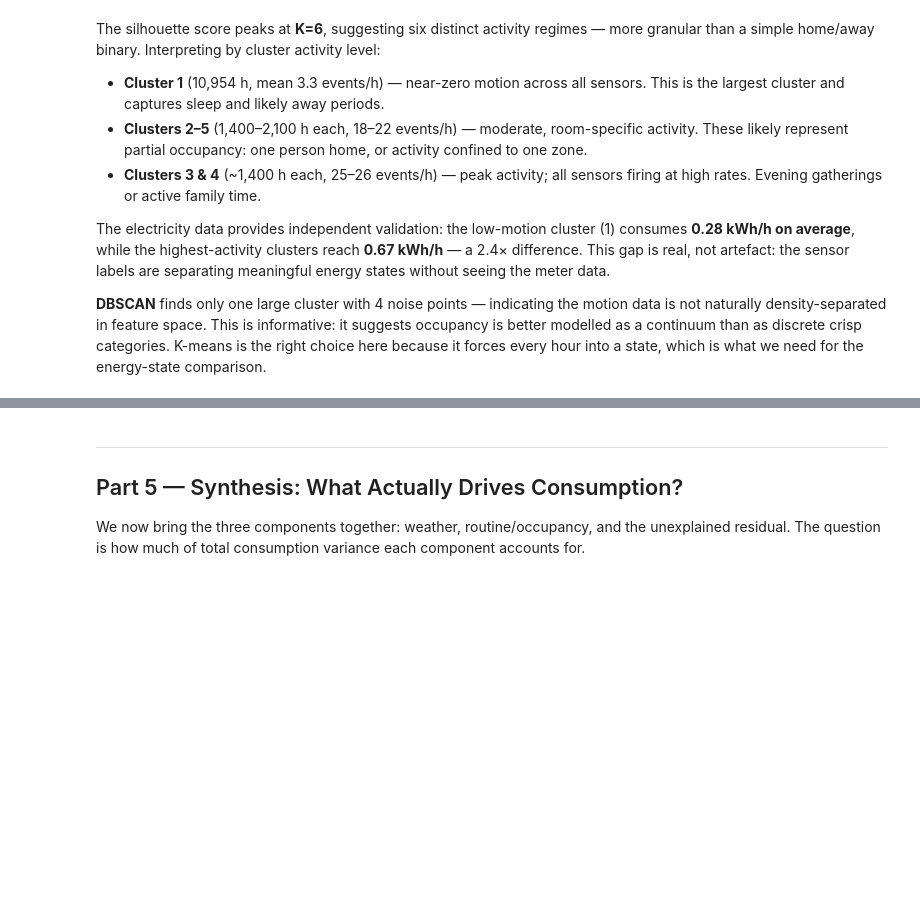
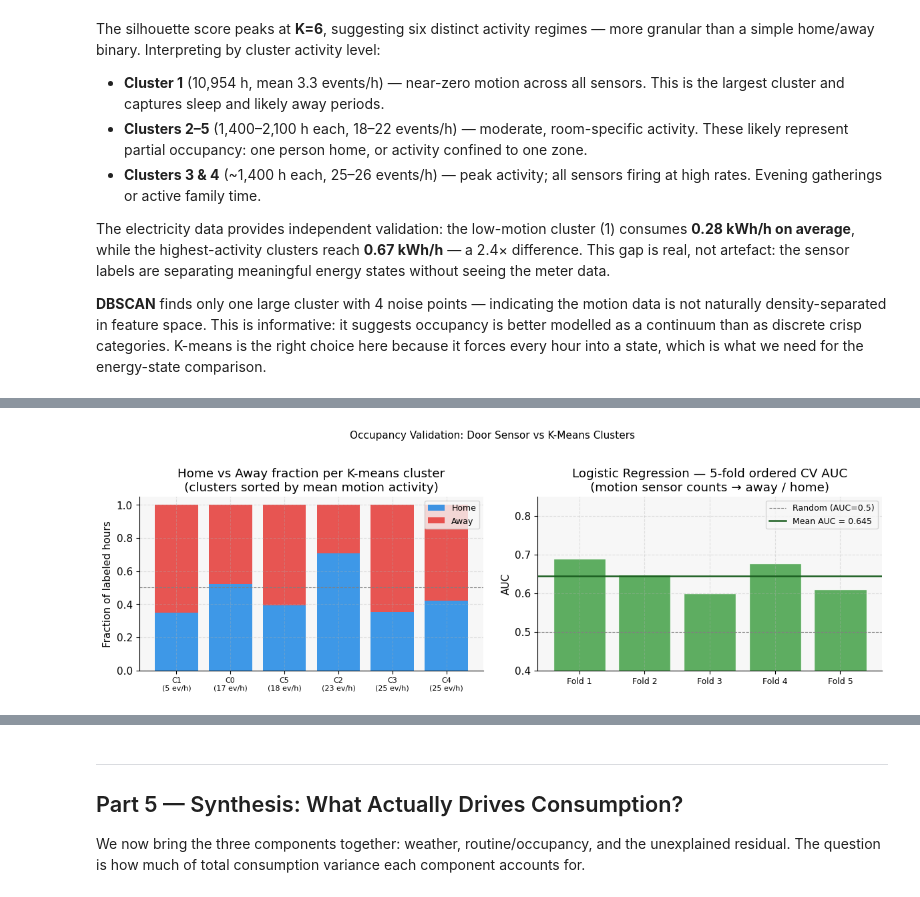
Before and after one commit to SnoozeJournalZzz/SmartHomeEnergyAnalysis, a Jupyter notebook: report_energy_analysis.ipynb, the cells around one changed output, grey strips where cells are left out. Cells and saved outputs as stored; diff of their text form; code cells hidden in the pictures; blank space fills up the shorter version.

```diff
--- a/report_energy_analysis.ipynb
+++ b/report_energy_analysis.ipynb
@@ -782,0 +859,81 @@ The electricity data provides independent validation: the low-motion cluster (1)
+# %%
+# ── Merge door labels onto sensor_counts ────────────────────────────────
+# After reindex() in Part 4, sensor_counts.index.name is None.
+# We merge on the index directly to avoid relying on the name.
+sc = sensor_counts.copy()
+sc.index.name = 'hour_bin'          # restore the name lost by reindex()
+sc_reset = sc.reset_index()[['hour_bin', 'bathroom', 'blue_room',
+                              'kitchen', 'stairs', 'living_room',
+                              'total', 'cluster_km']]
+
+merged = sc_reset.merge(labels_df, on='hour_bin', how='inner')
+print(f'Labeled hours: {len(merged)}  '
+      f"(away={(merged['label']==0).sum()}, home={(merged['label']==1).sum()})")
+
+# ── A: K-means cluster alignment ─────────────────────────────────────────
+SENSORS = ['bathroom', 'blue_room', 'kitchen', 'stairs', 'living_room']
+cluster_align = (
+    merged.groupby('cluster_km')
+    .agg(
+        n           =('label',  'count'),
+        pct_home    =('label',  'mean'),
+        mean_motion =('total',  'mean'),
+    )
+    .assign(pct_away=lambda d: 1 - d['pct_home'])
+    .sort_values('mean_motion')
+)
+print('\nK-means cluster alignment with door-derived labels:')
+print(cluster_align.round(3).to_string())
+
+# ── B: Visualise alignment ────────────────────────────────────────────────
+fig, axes = plt.subplots(1, 2, figsize=(12, 4))
+
+ax = axes[0]
+x = range(len(cluster_align))
+ax.bar(x, cluster_align['pct_home'],
+       label='Home',  color='#1E88E5', alpha=0.85)
+ax.bar(x, cluster_align['pct_away'], bottom=cluster_align['pct_home'],
+       label='Away', color='#E53935', alpha=0.85)
+ax.axhline(0.5, color='grey', lw=0.8, linestyle='--')
+ax.set_xticks(list(x))
+ax.set_xticklabels(
+    [f'C{c}\n({m:.0f} ev/h)'
+     for c, m in zip(cluster_align.index, cluster_align['mean_motion'])],
+    fontsize=8
+)
+ax.set_ylabel('Fraction of labeled hours')
+ax.set_title('Home vs Away fraction per K-means cluster\n'
+             '(clusters sorted by mean motion activity)')
+ax.legend(fontsize=9)
+
+# ── C: Logistic regression on 5-sensor counts ────────────────────────────
+from sklearn.linear_model import LogisticRegression
+from sklearn.model_selection import StratifiedKFold, cross_val_score
+
+X_lr = merged[SENSORS].values
+y_lr = merged['label'].values
+
+lr  = LogisticRegression(max_iter=500, random_state=42)
+cv  = StratifiedKFold(n_splits=5, shuffle=False)  # ordered: no future leakage
+auc_scores = cross_val_score(lr, X_lr, y_lr, cv=cv, scoring='roc_auc')
+
+ax2 = axes[1]
+ax2.bar(range(1, 6), auc_scores, color='#43A047', alpha=0.85, edgecolor='white')
+ax2.axhline(0.5,               color='grey',    lw=0.8, linestyle='--', label='Random (AUC=0.5)')
+ax2.axhline(auc_scores.mean(), color='#1B5E20', lw=1.8, linestyle='-',
+            label=f'Mean AUC = {auc_scores.mean():.3f}')
+ax2.set_xticks(range(1, 6))
+ax2.set_xticklabels([f'Fold {i}' for i in range(1, 6)], fontsize=9)
+ax2.set_ylabel('AUC')
+ax2.set_ylim(0.4, 0.85)
+ax2.set_title('Logistic Regression — 5-fold ordered CV AUC\n'
+             '(motion sensor counts → away / home)')
+ax2.legend(fontsize=9)
+
+plt.suptitle('Occupancy Validation: Door Sensor vs K-Means Clusters',
+             fontsize=11, y=1.02)
+plt.tight_layout()
+plt.show()
+
+print(f'\nLogistic Regression mean AUC: {auc_scores.mean():.3f} ± {auc_scores.std():.3f}')
+# %% [output]
@@ -782,0 +951 @@ The electricity data provides independent validation: the low-motion cluster (1)
+[figure, added]
```
Also changed, not shown: parts of 5 cells of this notebook, 3 other files.
